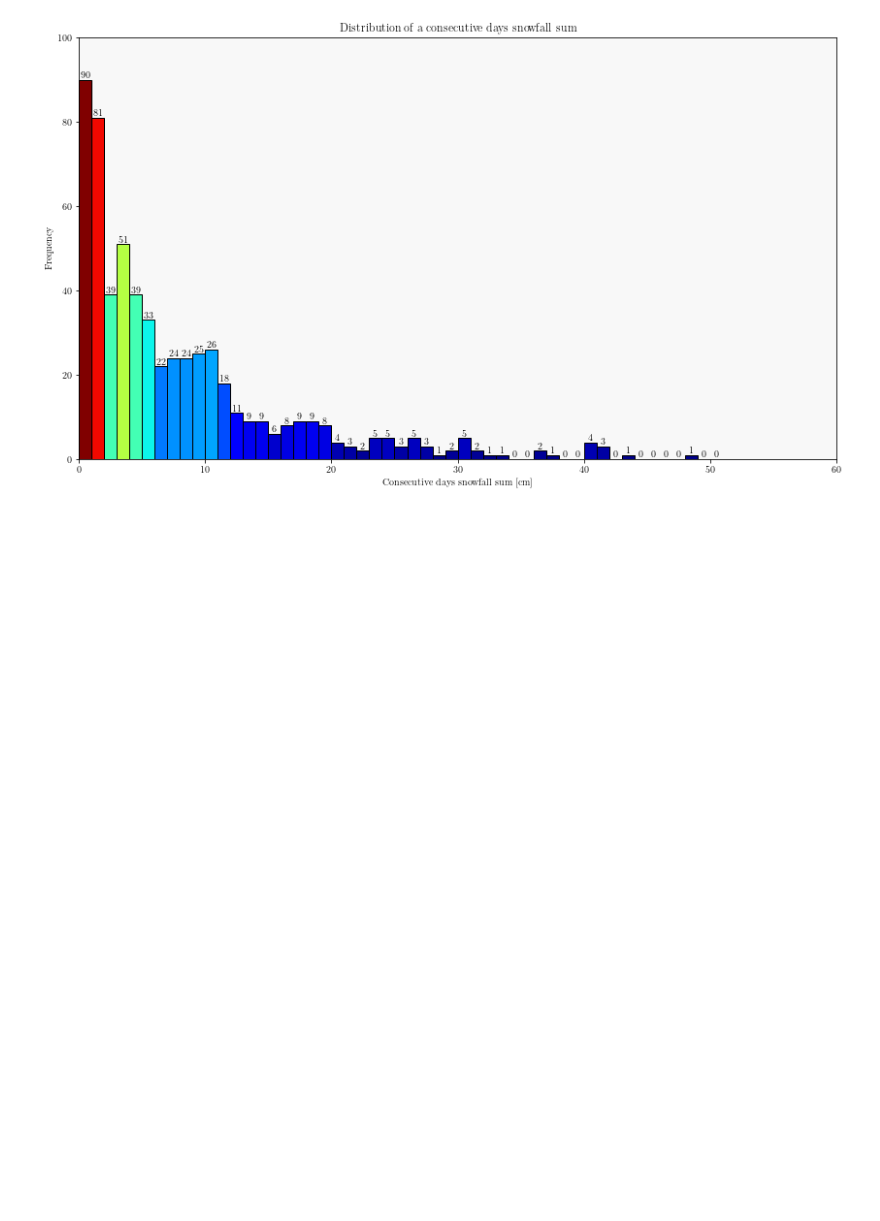
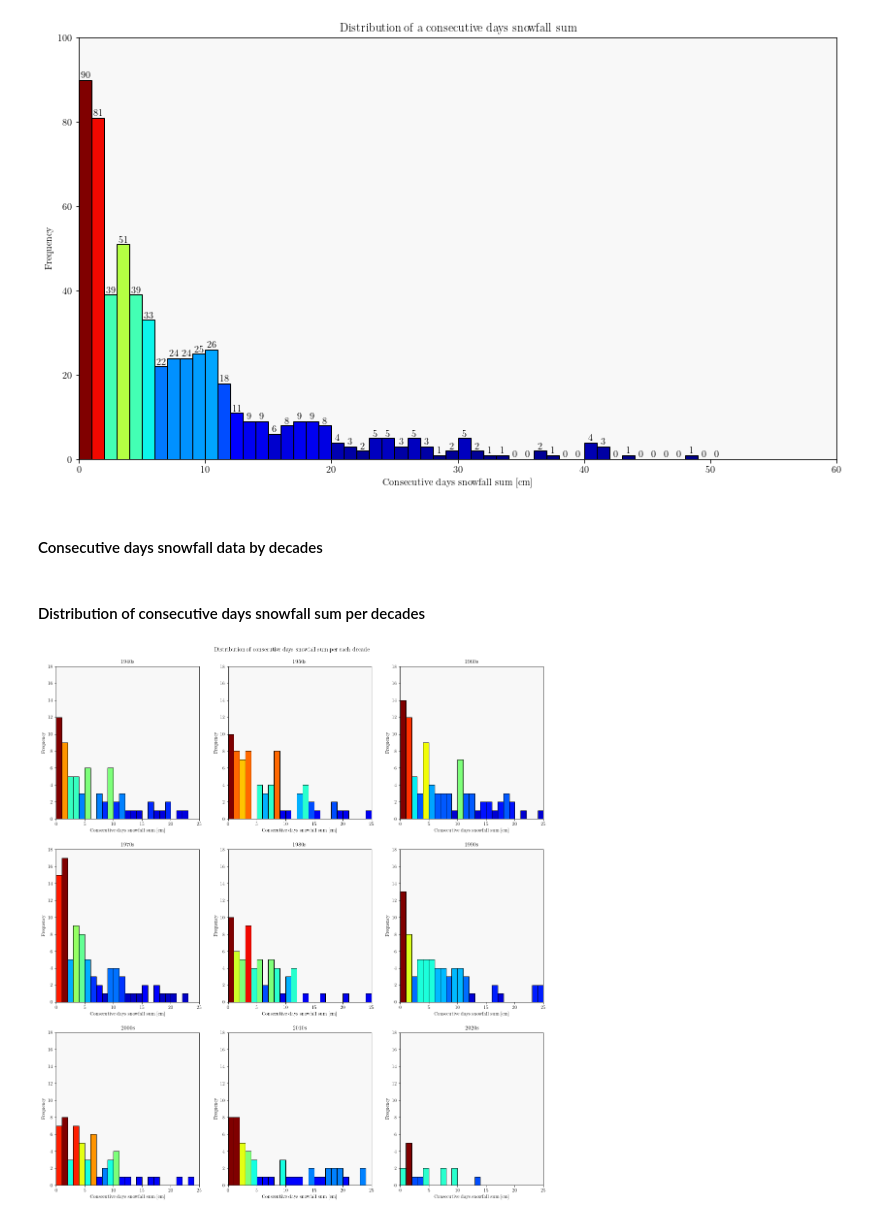
Before and after one commit to cimbaIG/Weather_data_Zagreb, a Jupyter notebook: weather_data_zagreb.ipynb, the cells around one changed output. Drawn from its saved outputs; the diff is of its cells as text; code cells hidden in the pictures; blank space fills up the shorter version.

Commit message:
Histogram for consecutive days snowall sum per decades

```diff
--- a/weather_data_zagreb.ipynb
+++ b/weather_data_zagreb.ipynb
@@ -1970,3 +1970,62 @@ ax.set_facecolor("#F8F8F8")
 plt.savefig('distribution_of_consecutive_days_snowfall_sum.pdf', bbox_inches='tight')
 # %% [output]
 [figure]
+# %% [markdown]
+#### Consecutive days snowfall data by decades
+# %%
+_40s_consecutive_snowy_days = consecutive_snowy_days[(consecutive_snowy_days["time"].dt.year >= 1940) & (consecutive_snowy_days["time"].dt.year <= 1949)]
+_50s_consecutive_snowy_days = consecutive_snowy_days[(consecutive_snowy_days["time"].dt.year >= 1950) & (consecutive_snowy_days["time"].dt.year <= 1959)]
+_60s_consecutive_snowy_days = consecutive_snowy_days[(consecutive_snowy_days["time"].dt.year >= 1960) & (consecutive_snowy_days["time"].dt.year <= 1969)]
+_70s_consecutive_snowy_days = consecutive_snowy_days[(consecutive_snowy_days["time"].dt.year >= 1970) & (consecutive_snowy_days["time"].dt.year <= 1979)]
+_80s_consecutive_snowy_days = consecutive_snowy_days[(consecutive_snowy_days["time"].dt.year >= 1980) & (consecutive_snowy_days["time"].dt.year <= 1989)]
+_90s_consecutive_snowy_days = consecutive_snowy_days[(consecutive_snowy_days["time"].dt.year >= 1990) & (consecutive_snowy_days["time"].dt.year <= 1999)]
+_00s_consecutive_snowy_days = consecutive_snowy_days[(consecutive_snowy_days["time"].dt.year >= 2000) & (consecutive_snowy_days["time"].dt.year <= 2009)]
+_10s_consecutive_snowy_days = consecutive_snowy_days[(consecutive_snowy_days["time"].dt.year >= 2010) & (consecutive_snowy_days["time"].dt.year <= 2019)]
+_20s_consecutive_snowy_days = consecutive_snowy_days[(consecutive_snowy_days["time"].dt.year >= 2020) & (consecutive_snowy_days["time"].dt.year <= 2029)]
+# %% [markdown]
+#### Distribution of consecutive days snowfall sum per decades
+# %%
+# Create dictionary which will be used to iterate through
+consecutive_snowy_days_by_decades = {
+    1: [_40s_consecutive_snowy_days, "1940s"],
+    2: [_50s_consecutive_snowy_days, "1950s"],
+    3: [_60s_consecutive_snowy_days, "1960s"],
+    4: [_70s_consecutive_snowy_days, "1970s"],
+    5: [_80s_consecutive_snowy_days, "1980s"],
+    6: [_90s_consecutive_snowy_days, "1990s"],
+    7: [_00s_consecutive_snowy_days, "2000s"],
+    8: [_10s_consecutive_snowy_days, "2010s"],
+    9: [_20s_consecutive_snowy_days, "2020s"]
+}
+
+# Iterate through dictionary key values and plot histogram subplots for every decade
+for key in consecutive_snowy_days_by_decades.keys():
+    # Plot histogram of consecutive daily snowfalls by decades
+    plt.subplot(3, 3, key)
+    n, bins, patches = plt.hist(x=consecutive_snowy_days_by_decades[key][0].groupby("grp_date").sum()["snowfall_sum (cm)"], bins=np.arange(0, 26, 1), edgecolor="black")
+
+    # Add colormap to bins
+    col = (n-n.min())/(n.max()-n.min())
+    cm = plt.cm.get_cmap('jet')
+    for c, p in zip(col, patches):
+        plt.setp(p, 'facecolor', cm(c))
+
+    plt.xlim((0,25))
+    plt.ylim((0,18))
+    plt.title(consecutive_snowy_days_by_decades[key][1])
+    plt.xlabel("Consecutive days snowfall sum [cm]")
+    plt.ylabel("Frequency")
+    ax = plt.gca()
+    ax.set_facecolor("#F8F8F8")
+
+# Make figure looks pretty
+figure = plt.gcf()
+figure.set_figwidth(18)
+figure.set_figheight(18)
+plt.suptitle("Distribution of consecutive days snowfall sum per each decade")
+plt.subplots_adjust(top=0.95)
+
+# Save figure to .pdf file
+plt.savefig('distribution_of_consecutive_days_snowfall_sum_per_decades.pdf', bbox_inches='tight')
+# %% [output]
+[figure, added]
```
Also changed, not shown: parts of 5 cells of this notebook, 31 other files.
